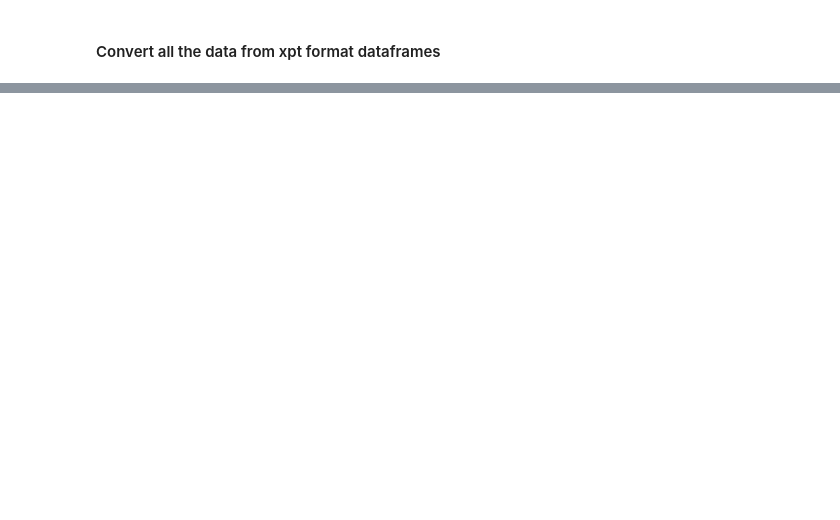
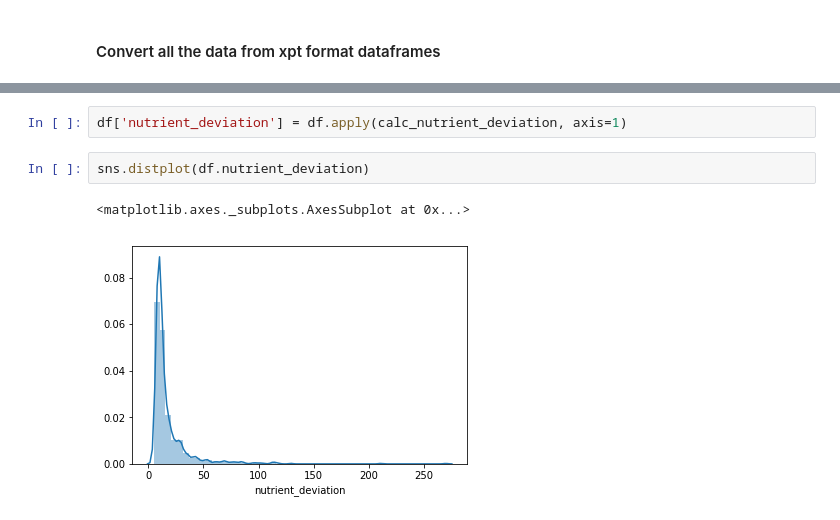
Before and after one commit to lanceflotofb/child_health_analytics, a Jupyter notebook: child_health_analytics.ipynb, the cells around one changed output, grey strips where cells are left out. Drawn from its saved outputs; the diff is of its cells as text; blank space fills up the shorter version.

```diff
--- a/child_health_analytics.ipynb
+++ b/child_health_analytics.ipynb
@@ -297,0 +660,7 @@ df.columns = [
+# %%
+df['nutrient_deviation'] = df.apply(calc_nutrient_deviation, axis=1)
+# %%
+sns.distplot(df.nutrient_deviation)
+# %% [output]
+<matplotlib.axes._subplots.AxesSubplot at 0x...>
+[figure, added]
```
Also changed, not shown: parts of 246 cells of this notebook.
